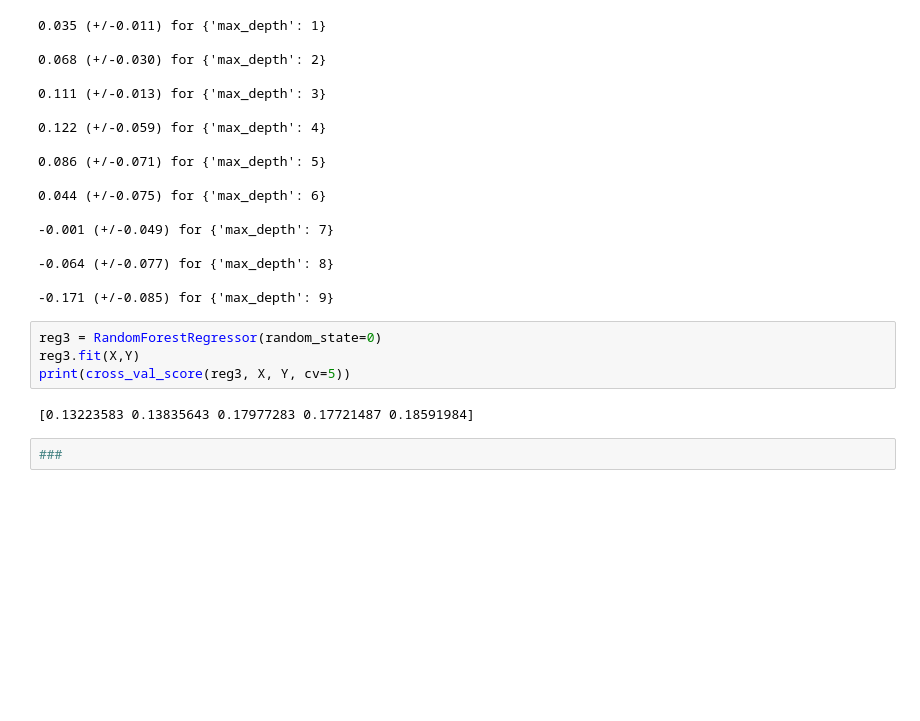
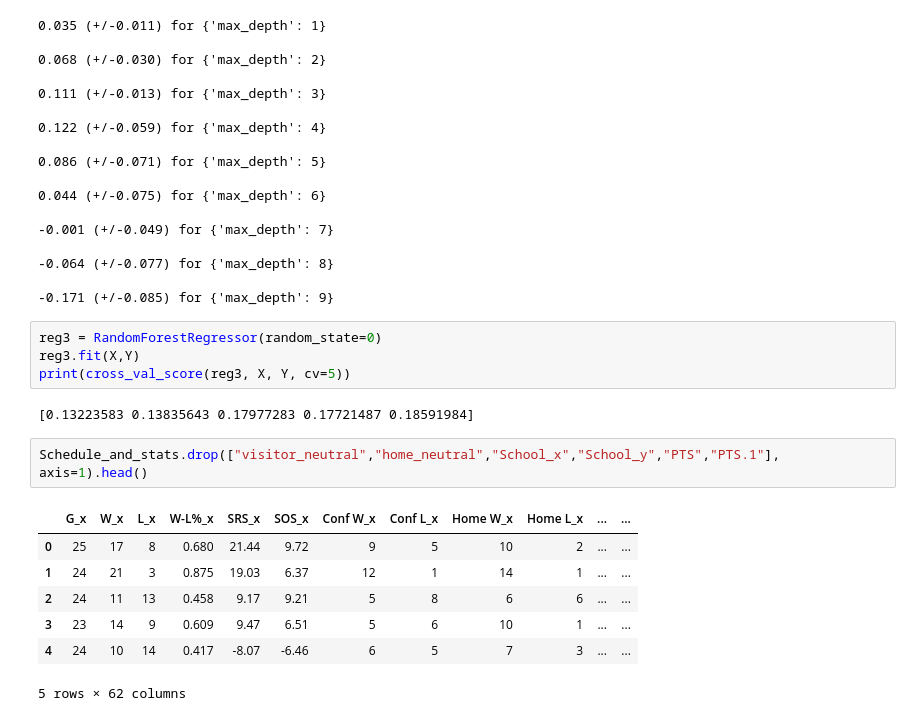
Before and after one commit to pkr5025/College-Basketball-Predictions, a Jupyter notebook: Full_Schedule.ipynb, the cells around one changed output. Cells and saved outputs as stored; diff of their text form; blank space fills up the shorter version.

```diff
--- a/Full_Schedule.ipynb
+++ b/Full_Schedule.ipynb
@@ -167,5 +150,13 @@ reg3.fit(X,Y)
 print(cross_val_score(reg3, X, Y, cv=5))
 # %% [output]
 [0.13223583 0.13835643 0.17977283 0.17721487 0.18591984]
-# %%
-###
+# %%
+Schedule_and_stats.drop(["visitor_neutral","home_neutral","School_x","School_y","PTS","PTS.1"], axis=1).head()
+# %% [output]
+|  | G_x | W_x | L_x | W-L%_x | SRS_x | SOS_x | Conf W_x | Conf L_x | Home W_x | Home L_x | ... | ... |
+| 0 | 25 | 17 | 8 | 0.680 | 21.44 | 9.72 | 9 | 5 | 10 | 2 | ... | ... |
+| 1 | 24 | 21 | 3 | 0.875 | 19.03 | 6.37 | 12 | 1 | 14 | 1 | ... | ... |
+| 2 | 24 | 11 | 13 | 0.458 | 9.17 | 9.21 | 5 | 8 | 6 | 6 | ... | ... |
+| 3 | 23 | 14 | 9 | 0.609 | 9.47 | 6.51 | 5 | 6 | 10 | 1 | ... | ... |
+| 4 | 24 | 10 | 14 | 0.417 | -8.07 | -6.46 | 6 | 5 | 7 | 3 | ... | ... |
+5 rows × 62 columns
```
Also changed, not shown: parts of 6 cells of this notebook.
